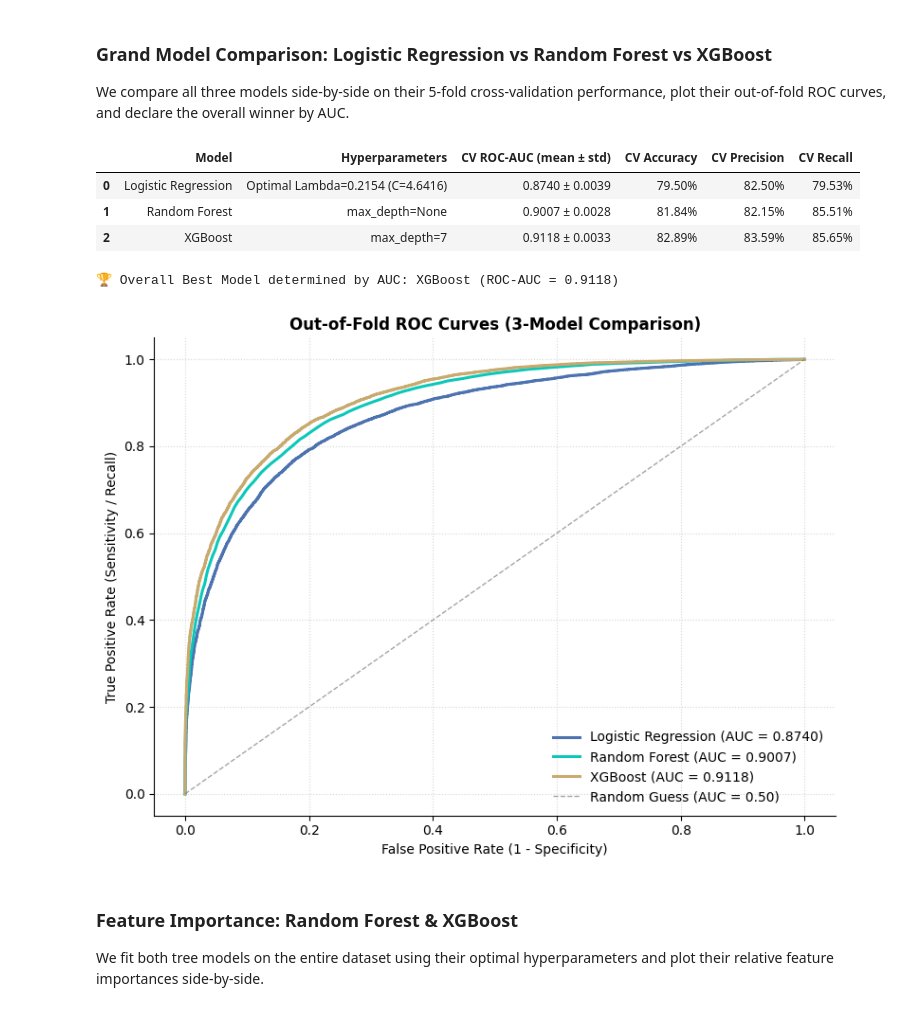
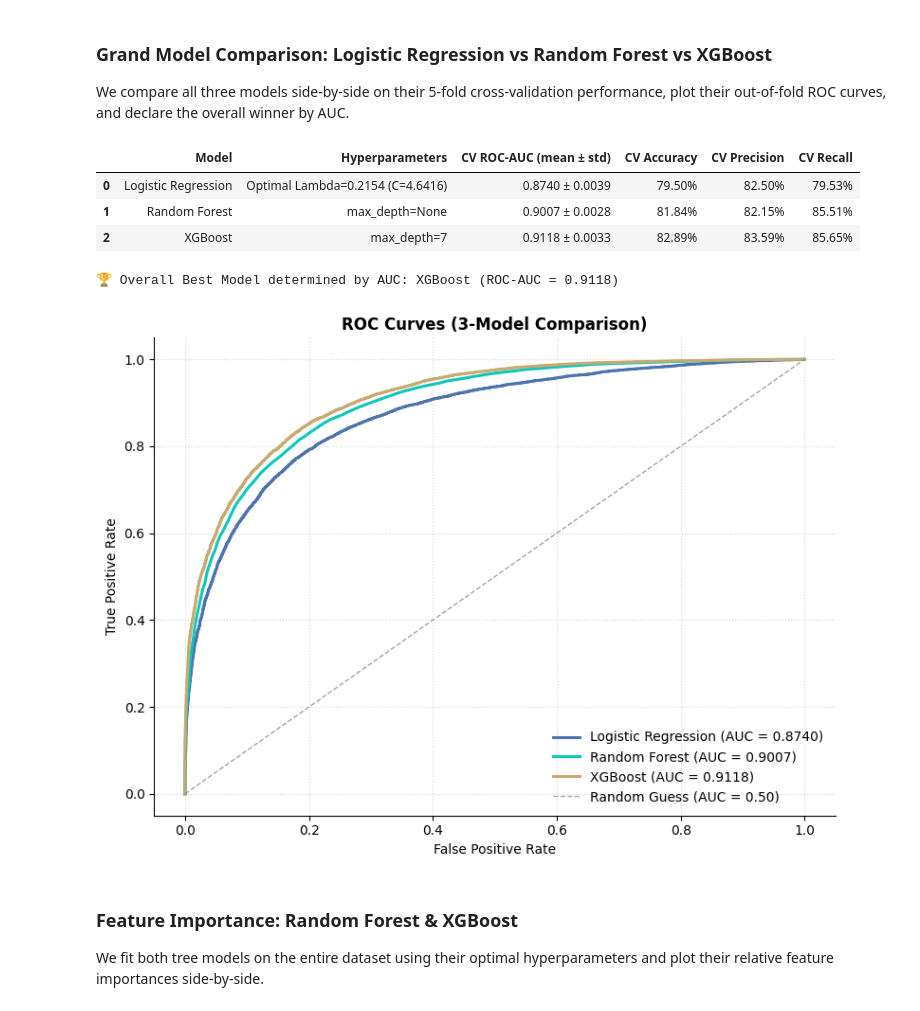
Before and after one commit to bzacharia999/Deep-dive-into-the-North-American-League-of-Legends-Challenger-League, a Jupyter notebook: notebooks/03_modelling.ipynb, the cells around one changed output. Cells and saved outputs as stored; diff of their text form; code cells hidden in the pictures.

Commit message:
changes to some of the visualizations in the modelling notebook

```diff
--- a/notebooks/03_modelling.ipynb
+++ b/notebooks/03_modelling.ipynb
@@ -593,37 +593,37 @@ best_overall_model = max(auc_map, key=auc_map.get)
 print(f"\n🏆 Overall Best Model determined by AUC: {best_overall_model} (ROC-AUC = {auc_map[best_overall_model]:.4f})")
 
 # Compute Out-of-Fold Predictions for all 3 models
 oof_lr = get_oof_predictions(X_lr, y, preprocessor_lr, lambda: LogisticRegression(C=lr_best["C"], penalty="l2", solver="lbfgs", max_iter=1000, random_state=42))
 rf_opt_d = None if rf_best["max_depth"] == "None" else int(rf_best["max_depth"])
 oof_rf = get_oof_predictions(X_tree, y_tree, tree_preprocessor, lambda: RandomForestClassifier(n_estimators=100, max_depth=rf_opt_d, random_state=42, n_jobs=-1))
 xgb_opt_d = int(xgb_best["max_depth"])
 oof_xgb = get_oof_predictions(X_tree, y_tree, tree_preprocessor, lambda: XGBClassifier(n_estimators=100, max_depth=xgb_opt_d, learning_rate=0.08, tree_method="hist", eval_metric="logloss", random_state=42, n_jobs=-1))
 
 fpr_lr, tpr_lr, _ = roc_curve(y, oof_lr)
 fpr_rf, tpr_rf, _ = roc_curve(y_tree, oof_rf)
 fpr_xgb, tpr_xgb, _ = roc_curve(y_tree, oof_xgb)
 
 # Plot ROC Curves for all 3 models
 fig, ax = plt.subplots(figsize=(8, 6))
 ax.plot(fpr_lr, tpr_lr, color="#4C72B0", linewidth=2.2, label=f"Logistic Regression (AUC = {lr_best['mean_auc']:.4f})")
 ax.plot(fpr_rf, tpr_rf, color=WIN_COLOR, linewidth=2.2, label=f"Random Forest (AUC = {rf_best['mean_auc']:.4f})")
 ax.plot(fpr_xgb, tpr_xgb, color=LOSS_COLOR, linewidth=2.2, label=f"XGBoost (AUC = {xgb_best['mean_auc']:.4f})")
 ax.plot([0, 1], [0, 1], color="gray", linestyle="--", linewidth=1, alpha=0.7, label="Random Guess (AUC = 0.50)")
-ax.set_title("Out-of-Fold ROC Curves (3-Model Comparison)", fontweight="bold")
-ax.set_xlabel("False Positive Rate (1 - Specificity)")
-ax.set_ylabel("True Positive Rate (Sensitivity / Recall)")
+ax.set_title("ROC Curves (3-Model Comparison)", fontweight="bold")
+ax.set_xlabel("False Positive Rate")
+ax.set_ylabel("True Positive Rate")
 ax.legend(frameon=False, loc="lower right")
 ax.grid(True, linestyle=":", alpha=0.5)
 ax.spines[["top", "right"]].set_visible(False)
 plt.tight_layout()
 plt.show()
 # %% [output]
 |  | Model | Hyperparameters | CV ROC-AUC (mean ± std) | CV Accuracy | CV Precision | CV Recall |
 | 0 | Logistic Regression | Optimal Lambda=0.2154 (C=4.6416) | 0.8740 ± 0.0039 | 79.50% | 82.50% | 79.53% |
 | 1 | Random Forest | max_depth=None | 0.9007 ± 0.0028 | 81.84% | 82.15% | 85.51% |
 | 2 | XGBoost | max_depth=7 | 0.9118 ± 0.0033 | 82.89% | 83.59% | 85.65% |
 🏆 Overall Best Model determined by AUC: XGBoost (ROC-AUC = 0.9118)
-[figure, old version]
+[figure, new version]
 # %% [markdown]
 ### Feature Importance: Random Forest & XGBoost
 We fit both tree models on the entire dataset using their optimal hyperparameters and plot their relative feature importances side-by-side.
```
